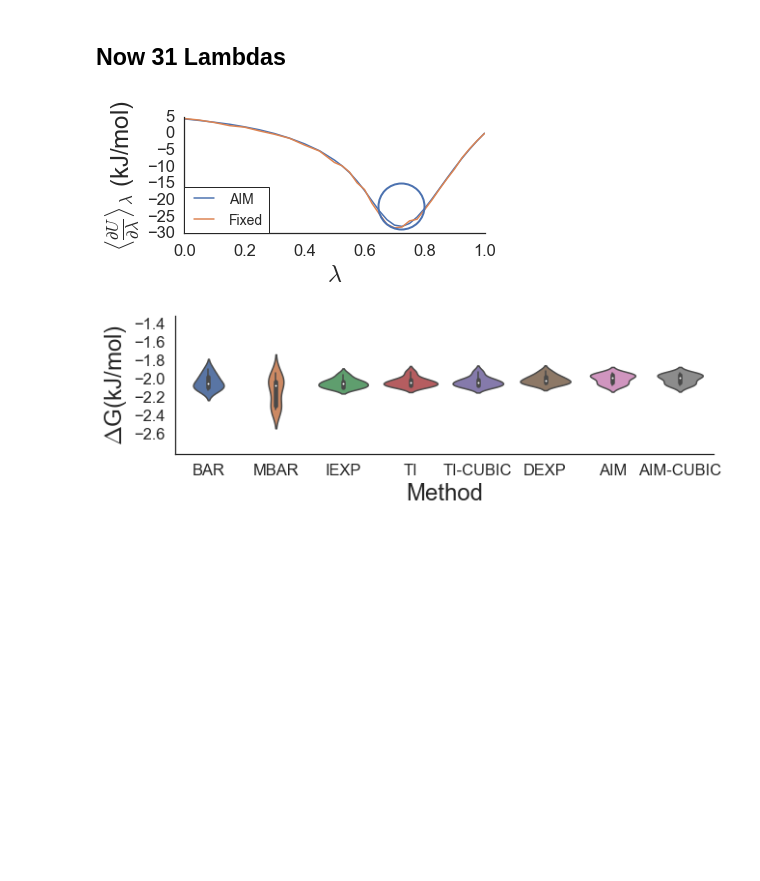
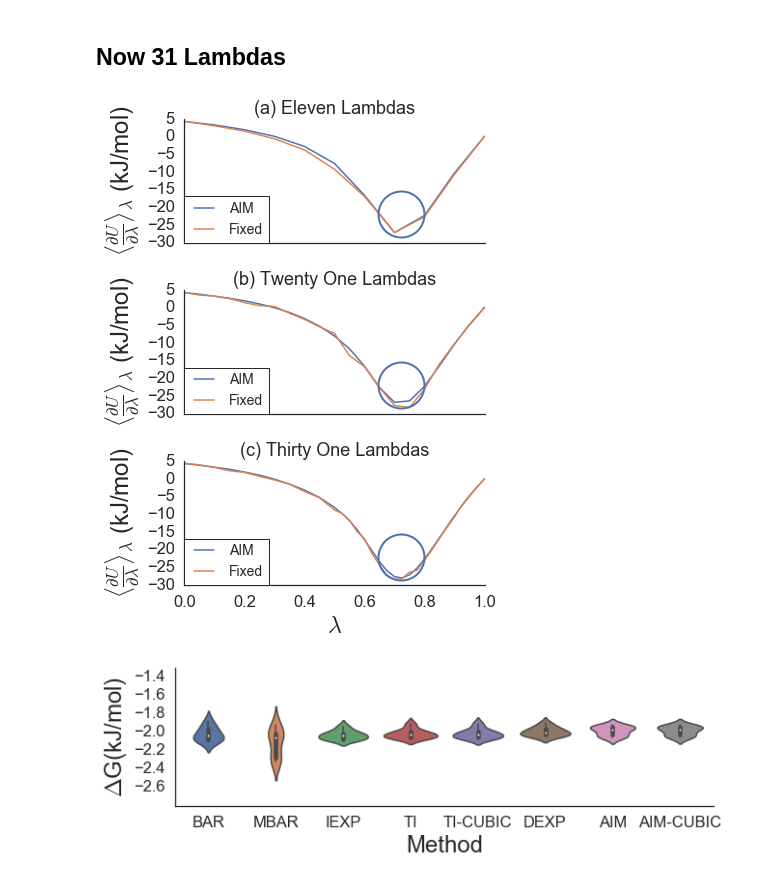
Before and after one commit to bioSandMan/gmx514, a Jupyter notebook: methane.ipynb, the cells around one changed output. Saved outputs shown, nothing was run; the diff lists cells and outputs as text; code cells hidden in the pictures; blank space fills up the shorter version.

Commit message:
reduced plots

```diff
--- a/methane.ipynb
+++ b/methane.ipynb
@@ -462,33 +404,59 @@ df_allk['VdW_Lambdas'] = vdwLambdas
 thirtyone_lambdas = pd.DataFrame.from_dict(df_allk)
 thirtyone_results = results['100ps'].apply(np.vectorize(am.convert_to_kcal))
 thirtyone_results['Number of Lambdas'] = 31
-# %%
-plt.figure(figsize=(6,3))
-sns.lineplot(x="VdW_Lambdas", y="AIM_VDW", label="AIM", data=thirtyone_lambdas);
-sns.lineplot(x="VdW_Lambdas", y="FIXED_VDW", label="Fixed", data=thirtyone_lambdas);
-
-plt.ylabel(r'$\langle\frac{\partial U}{\partial \lambda}\rangle$$_{\lambda}$ (kJ/mol)', fontsize = 24);
-plt.xlabel(r'$\lambda$', fontsize = 24);
-
-point = [0.72,-22]
-circle_rad = 23  # This is the radius, in points
-plt.plot(point[0], point[1], 'o',
-        ms=circle_rad * 2, mec='b', mfc='none', mew=2)
-
-plt.legend(loc=0, borderaxespad=0., fontsize=14, ncol=1);
-sns.set()
-# Remove the "spines" (the lines surrounding the subplot)
-sns.despine(left=False)
-plt.tick_params(axis=u'both', which=u'both',length=0)
-colors = sns.color_palette("Set2")
-sns.set_palette(colors)
-sns.set(font_scale=1.5)  # crazy big
-sns.set_style("white")
-plt.tight_layout()
-plt.savefig("figures/Methane_31_lambdas_at_100ps_per_lambda.eps", dpi=600)
-plt.show()
-# %% [output]
-[figure, removed]
+# %%
+fig, (ax1, ax2, ax3) = plt.subplots(3,1, figsize=(6,8), sharex=True)
+
+sns.lineplot(x="VdW_Lambdas", y="AIM_VDW", label="AIM", data=eleven_lambdas, ax=ax1);
+sns.lineplot(x="VdW_Lambdas", y="FIXED_VDW", label="Fixed", data=eleven_lambdas, ax=ax1);
+ax1.set_ylabel(r'$\langle\frac{\partial U}{\partial \lambda}\rangle$$_{\lambda}$ (kJ/mol)', fontsize = 24);
+ax1.set_xlabel(r'$\lambda$', fontsize = 24);
+point = [0.72, -22]
+circle_rad = 23  # This is the radius, in points
+ax1.plot(point[0], point[1], 'o',
+        ms=circle_rad * 2, mec='b', mfc='none', mew=2)
+
+sns.lineplot(x="VdW_Lambdas", y="AIM_VDW", label="AIM", data=twentyone_lambdas, ax=ax2);
+sns.lineplot(x="VdW_Lambdas", y="FIXED_VDW", label="Fixed", data=twentyone_lambdas, ax=ax2);
+ax2.set_ylabel(r'$\langle\frac{\partial U}{\partial \lambda}\rangle$$_{\lambda}$ (kJ/mol)', fontsize = 24);
+ax2.set_xlabel(r'$\lambda$', fontsize = 24);
+point = [0.72, -22]
+circle_rad = 23  # This is the radius, in points
+ax2.plot(point[0], point[1], 'o',
+        ms=circle_rad * 2, mec='b', mfc='none', mew=2)
+
+sns.lineplot(x="VdW_Lambdas", y="AIM_VDW", label="AIM", data=thirtyone_lambdas, ax=ax3);
+sns.lineplot(x="VdW_Lambdas", y="FIXED_VDW", label="Fixed", data=thirtyone_lambdas, ax=ax3);
+ax3.set_ylabel(r'$\langle\frac{\partial U}{\partial \lambda}\rangle$$_{\lambda}$ (kJ/mol)', fontsize = 24);
+ax3.set_xlabel(r'$\lambda$', fontsize = 24);
+point = [0.72, -22]
+circle_rad = 23  # This is the radius, in points
+ax3.plot(point[0], point[1], 'o',
+        ms=circle_rad * 2, mec='b', mfc='none', mew=2)
+
+ax1.legend(loc=0, borderaxespad=0., fontsize=14, ncol=1);
+ax2.legend(loc=0, borderaxespad=0., fontsize=14, ncol=1);
+ax3.legend(loc=0, borderaxespad=0., fontsize=14, ncol=1);
+
+ax1.set_title("(a) Eleven Lambdas")
+ax2.set_title("(b) Twenty One Lambdas")
+ax3.set_title("(c) Thirty One Lambdas")
+
+sns.set()
+# Remove the "spines" (the lines surrounding the subplot)
+sns.despine(left=False)
+ax1.tick_params(axis=u'both', which=u'both',length=0)
+ax2.tick_params(axis=u'both', which=u'both',length=0)
+ax3.tick_params(axis=u'both', which=u'both',length=0)
+colors = sns.color_palette("Set2")
+sns.set_palette(colors)
+sns.set(font_scale=1.5)  # crazy big
+sns.set_style("white")
+plt.tight_layout()
+plt.savefig("figures/All_lambdas_at_100ps_per_lambda.eps", dpi=600)
+plt.show()
+# %% [output]
+[figure, added]
 # %%
 columns = ['BAR', 'MBAR', 'IEXP', 'TI', 'TI-CUBIC', 'DEXP', 'AIM',
        'AIM-CUBIC']
```
Also changed, not shown: parts of 2 cells of this notebook, 6 other files.
